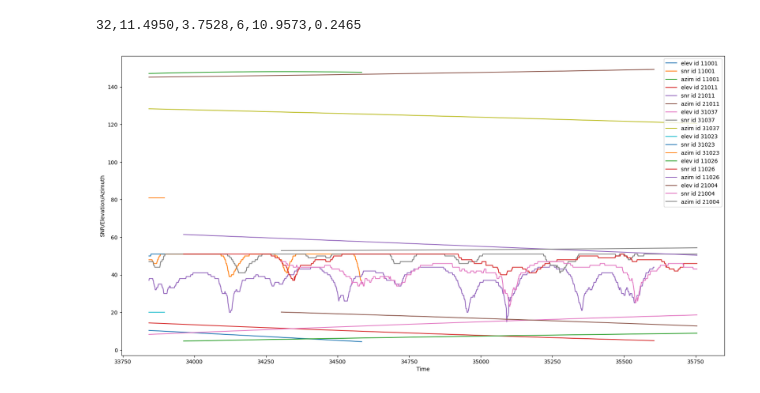
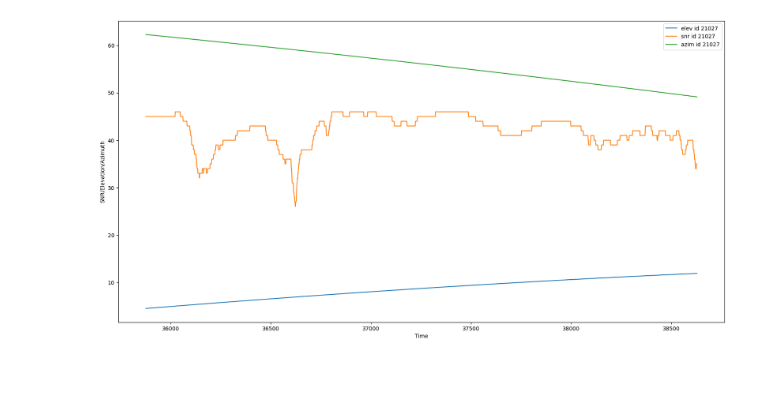
Before and after one commit to JortvD/realtime-gnssrefl, a Jupyter notebook: analysis/results/analysis.ipynb, the cells around one changed output. Cells and saved outputs as stored; diff of their text form; code cells hidden in the pictures.

```diff
--- a/analysis/results/analysis.ipynb
+++ b/analysis/results/analysis.ipynb
@@ -67,37 +84,25 @@ Standard deviation: 0.8822
-# %%
-# DATA
-n_obs = arc_df['i'].nunique()
-mean_all = arc_df['frequency'].mean()
-std_all = arc_df['frequency'].std()
-outliers = n_outliers
-mean_cleaned = avg_freq
-std_cleaned = std_freq
-
-print(f"{n_obs},{mean_all:.4f},{std_all:.4f},{outliers},{mean_cleaned:.4f},{std_cleaned:.4f}")
-# %% [output]
-32,11.4950,3.7528,6,10.9573,0.2465
 # %%
 records = pd.read_csv('records.csv', header=1, names=["id", "time", "network", "band", "elevation", "azimuth", "snr"])
 # %%
 plt.figure(figsize=(20, 10))
 for id_val in records['id'].unique():
-    # if id_val != 30037 and id_val != 31037:
+    if id_val != 21027:
+        continue
+    # if str(id_val)[:2] not in ["11", "21", "31", "41", "51", "61", "71", "81", "91"]:
     #     continue
-    if str(id_val)[:2] not in ["11", "21", "31", "41", "51", "61", "71", "81", "91"]:
-        continue
     id_data = records[records['id'] == id_val]
     plt.plot(id_data['time'], id_data['elevation'], label=f'elev id {id_val}')
     plt.plot(id_data['time'], id_data['snr'], label=f'snr id {id_val}')
     plt.plot(id_data['time'], id_data['azimuth'], label=f'azim id {id_val}')
 
     # break # Remove this line to plot all ids
 
 plt.xlabel('Time')
 plt.ylabel('SNR/Elevation/Azimuth')
 plt.legend()
 plt.show()
 # %% [output]
-[figure, old version]
+[figure, new version]
 # %%
 import re
 
```
Also changed, not shown: parts of 4 cells of this notebook, 5 other files.
